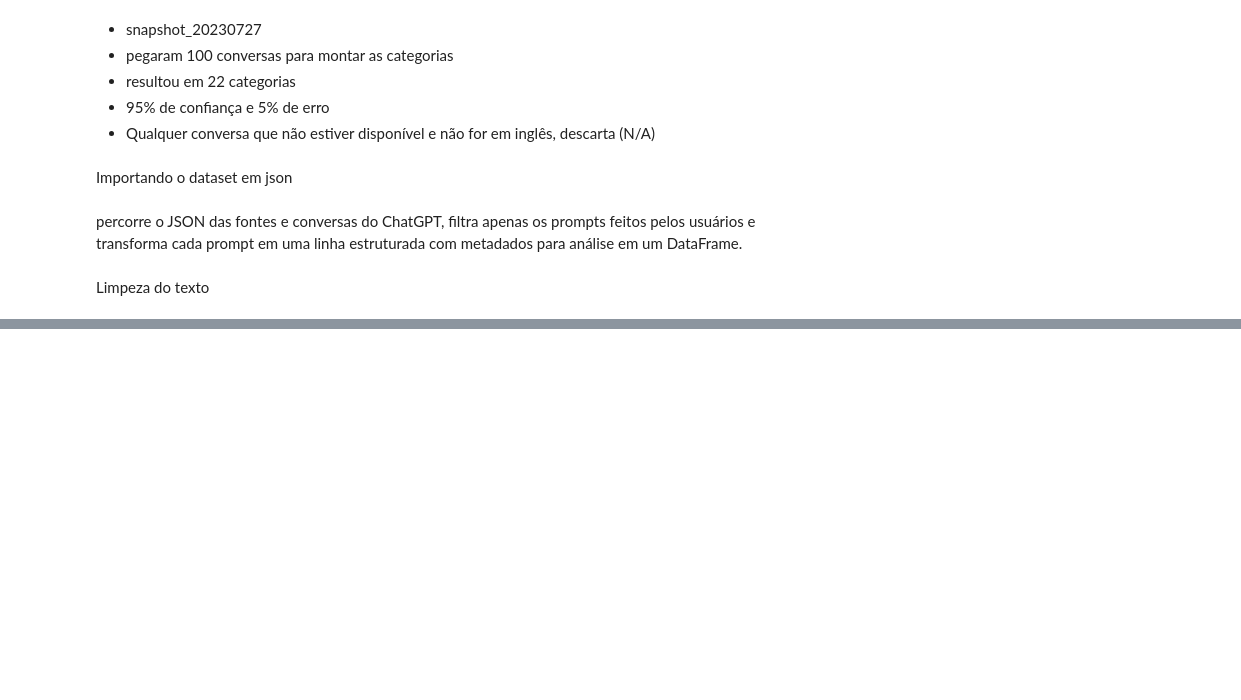
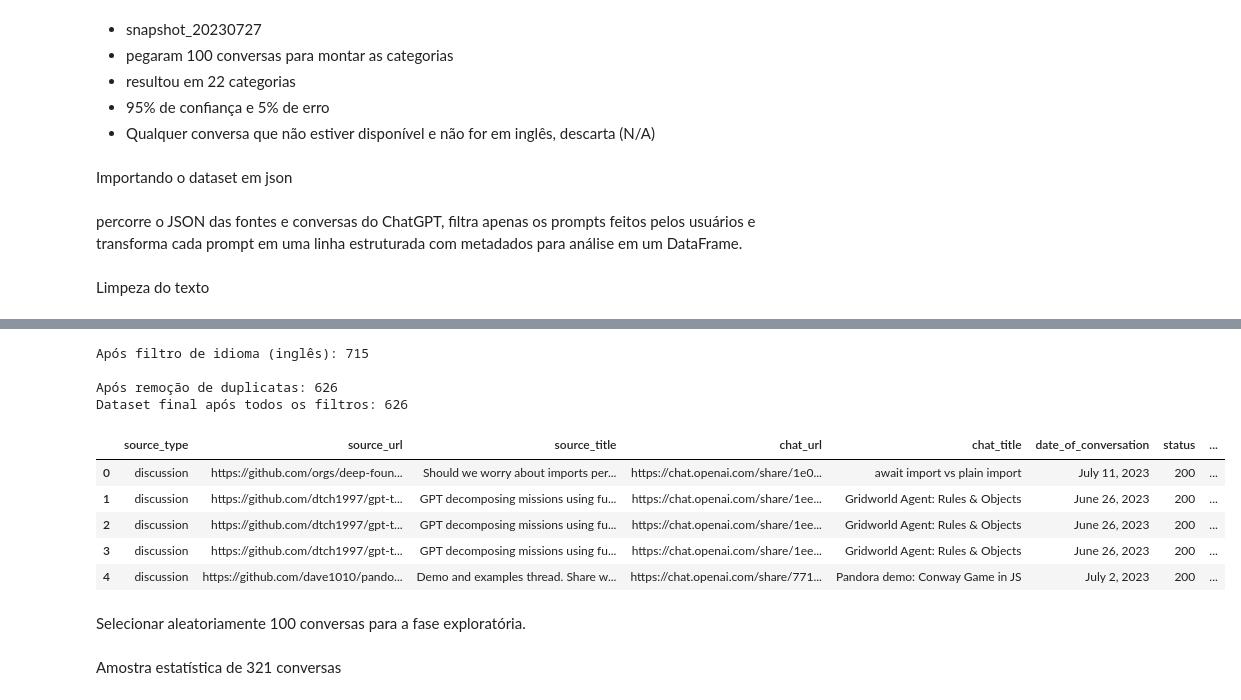
Before and after one commit to eduuardonogueira/chatting-with-ai-replication, a Jupyter notebook: replicação.ipynb, the cells around one changed output, grey strips where cells are left out. Drawn from its saved outputs; the diff is of its cells as text; code cells hidden in the pictures; blank space fills up the shorter version.

Commit message:
adicionado amostragem e validação manual

```diff
--- a/replicação.ipynb
+++ b/replicação.ipynb
@@ -14,8 +14,8 @@ import re
 import pandas as pd
 import json
 
-discussion_json_path = './datasets/20230727_195954_discussion_sharings.json'
-hn_sharings_json_path = './datasets/20230727_195816_hn_sharings.json'
+discussion_json_path = './20230727_195954_discussion_sharings.json'
+hn_sharings_json_path = './20230727_195816_hn_sharings.json'
 
 with open(discussion_json_path, "r", encoding="utf-8") as f:
     discussion_data = json.load(f)
@@ -70,26 +78,44 @@ df.head()
 # %%
 """Tratamentos"""
 
 
 # Função para remover os textos que não estão em inglês.
 def is_english(text):
     if not isinstance(text, str):
         return False
     return bool(re.match(r"^[\x00-\x7F]+$", text))
 
 
 # Aplicando o filtro no dataframe.
 df["is_english"] = df["prompt"].apply(is_english)
 
 df_lang = df[df["is_english"]].reset_index(drop=True)
 
 print(f"Após filtro de idioma (inglês): {len(df_lang)}")
 
 # Realizar uma última verificação para garantir que os dados estejam filtrados de maneira adequada.
-df_final = df_lang[
+df = df_lang[
     df_lang["prompt"].notna() & (df_lang["prompt"].str.len() > 5)
 ].reset_index(drop=True)
 
-print(f"Dataset final após todos os filtros: {len(df_final)}")
+# 1. Remover duplicatas antes da amostragem
+df = df.drop_duplicates(subset=["prompt"]).reset_index(drop=True)
 
-df_final.head()
+print(f"\nApós remoção de duplicatas: {len(df)}")
+
+print(f"Dataset final após todos os filtros: {len(df)}")
+
+df.head()
+# %% [output]
+Após filtro de idioma (inglês): 715
+
+Após remoção de duplicatas: 626
+Dataset final após todos os filtros: 626
+|  | source_type | source_url | source_title | chat_url | chat_title | date_of_conversation | status | ... |
+| 0 | discussion | https://github.com/orgs/deep-foun... | Should we worry about imports per... | https://chat.openai.com/share/1e0... | await import vs plain import | July 11, 2023 | 200 | ... |
+| 1 | discussion | https://github.com/dtch1997/gpt-t... | GPT decomposing missions using fu... | https://chat.openai.com/share/1ee... | Gridworld Agent: Rules & Objects | June 26, 2023 | 200 | ... |
+| 2 | discussion | https://github.com/dtch1997/gpt-t... | GPT decomposing missions using fu... | https://chat.openai.com/share/1ee... | Gridworld Agent: Rules & Objects | June 26, 2023 | 200 | ... |
+| 3 | discussion | https://github.com/dtch1997/gpt-t... | GPT decomposing missions using fu... | https://chat.openai.com/share/1ee... | Gridworld Agent: Rules & Objects | June 26, 2023 | 200 | ... |
+| 4 | discussion | https://github.com/dave1010/pando... | Demo and examples thread. Share w... | https://chat.openai.com/share/771... | Pandora demo: Conway Game in JS | July 2, 2023 | 200 | ... |
+# %% [markdown]
+Selecionar aleatoriamente 100 conversas para a fase exploratória.
@@ -95,0 +125,2 @@ df_final.head()
+# %% [markdown]
+Amostra estatística de 321 conversas
```
Also changed, not shown: parts of 7 cells of this notebook.
